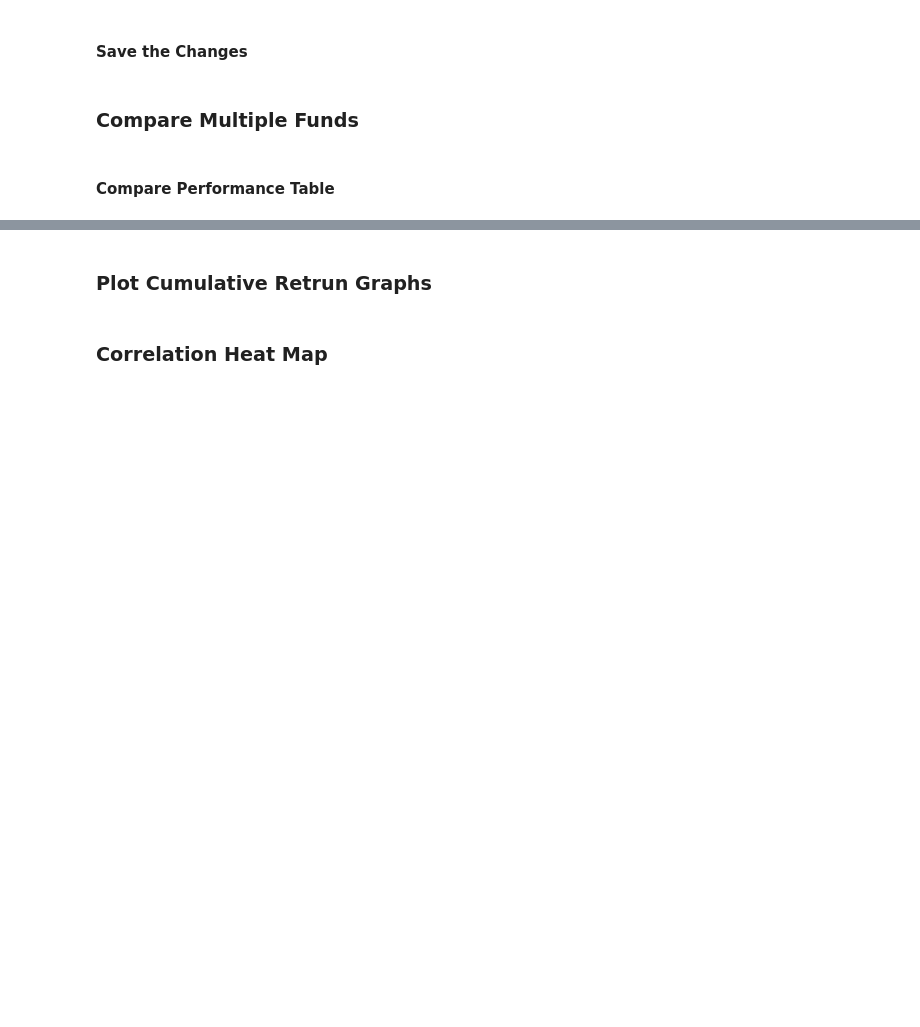
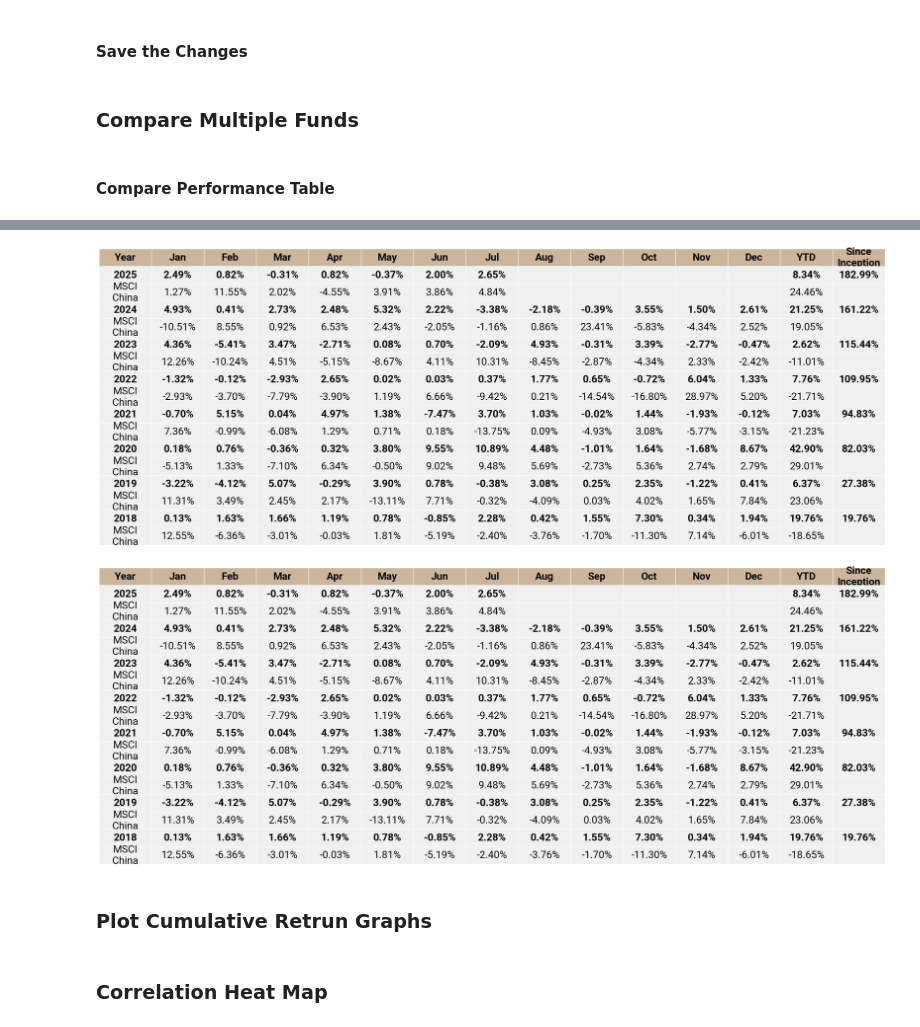
Before and after one commit to python-Marsh/fofproject, a Jupyter notebook: fund_workstation.ipynb, the cells around one changed output, grey strips where cells are left out. Cells and saved outputs as stored; diff of their text form; code cells hidden in the pictures; blank space fills up the shorter version.

Commit message:
added_2lines_for_table

```diff
--- a/fund_workstation.ipynb
+++ b/fund_workstation.ipynb
@@ -81,5 +74,6 @@ filtered.to_csv("output/funds_comparison.csv", index=False)
 # %% [markdown]
 #### Compare Performance Table
 # %%
-funds['RDGFF'].export_monthly_table(benchmark = funds['MSCI CHINA'], benchmark_name = "MSCI\nChina" ,language = "en", inception_column = True)
-funds['RDGFF'].export_monthly_table(benchmark = funds['MSCI CHINA'], benchmark_name = "MSCI\nChina" ,language = "en", inception_column = True)
+csv_fund['RDGFF'].export_monthly_table(benchmark = csv_fund['MSCI CHINA'], benchmark_name = "MSCI\nChina" ,language = "en", inception_column = True)
+csv_fund['RDGFF'].export_monthly_table(benchmark = csv_fund['MSCI CHINA'], benchmark_name = "MSCI\nChina" ,language = "en", inception_column = True)
+# %% [output]
@@ -86,3 +81,5 @@ funds['RDGFF'].export_monthly_table(benchmark = funds['MSCI CHINA'], benchmark_n
+[figure, added]
+[figure, added]
 # %% [markdown]
 ### Plot Cumulative Retrun Graphs
 # %%
```
Also changed, not shown: parts of 8 cells of this notebook, 5 other files.
